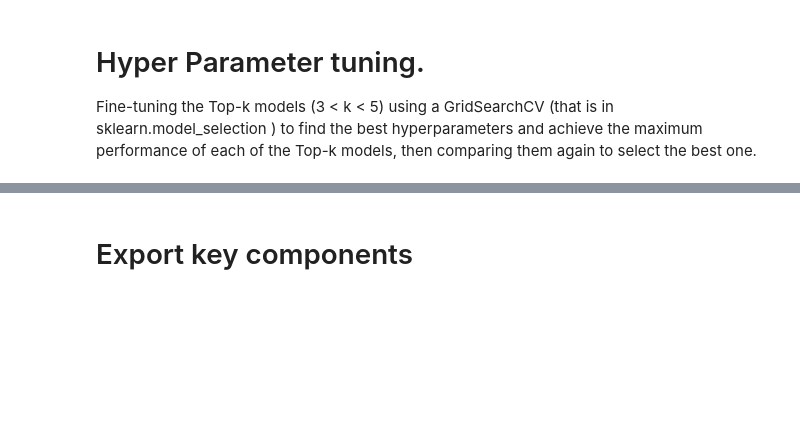
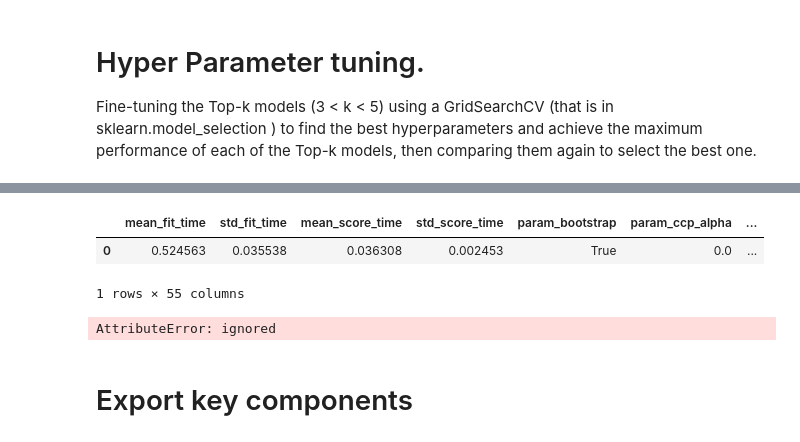
Before and after one commit to muchaimaryanne/Telco-Customer-Churn, a Jupyter notebook: Customer_churn_prediction.ipynb, the cells around one changed output, grey strips where cells are left out. Saved outputs shown, nothing was run; the diff lists cells and outputs as text; code cells hidden in the pictures; blank space fills up the shorter version.

```diff
--- a/Customer_churn_prediction.ipynb
+++ b/Customer_churn_prediction.ipynb
@@ -1293,0 +1336,2 @@ Fine-tuning the Top-k models (3 < k < 5) using a GridSearchCV (that is in sklear
+# %%
+models_trained.append(lr)
@@ -1293,0 +1375,31 @@ Fine-tuning the Top-k models (3 < k < 5) using a GridSearchCV (that is in sklear
+# %%
+parameters = {'bootstrap': [True],
+ 'ccp_alpha': [0.0],
+ 'class_weight': [None],
+ 'criterion': ['gini'],
+ 'max_depth': [None],
+ 'max_features': ['sqrt'],
+ 'max_leaf_nodes': [None],
+ 'max_samples': [None],
+ 'min_impurity_decrease': [0.0],
+ 'min_samples_leaf': [1],
+ 'min_samples_split': [2],
+ 'min_weight_fraction_leaf': [0.0],
+ 'n_estimators': [100],
+ 'n_jobs': [None],
+ 'oob_score': [False],
+ 'random_state': [42],
+ 'verbose': [0],
+ 'warm_start': [False]}
+# %%
+# instantiate the Searcher
+searcher = GridSearchCV(
+    estimator=models_trained[0],
+    param_grid=parameters,
+    scoring=['accuracy', 'f1', 'precision', 'recall'],
+    refit=False,
+    cv=5,
+    verbose=3
+)
+# %%
+searcher.fit(X_train, y_train)
@@ -1294,3 +1426,14 @@ Fine-tuning the Top-k models (3 < k < 5) using a GridSearchCV (that is in sklear
+# %%
+search_history = pd.DataFrame(searcher.cv_results_)
+search_history
+# %% [output]
+|  | mean_fit_time | std_fit_time | mean_score_time | std_score_time | param_bootstrap | param_ccp_alpha | ... |
+| 0 | 0.524563 | 0.035538 | 0.036308 | 0.002453 | True | 0.0 | ... |
+1 rows × 55 columns
+# %%
+searcher.best_estimator_
+# %% [output]
+AttributeError: ignored
 # %% [markdown]
 # Export key components
 # %%
```
Also changed, not shown: parts of 24 cells of this notebook.
